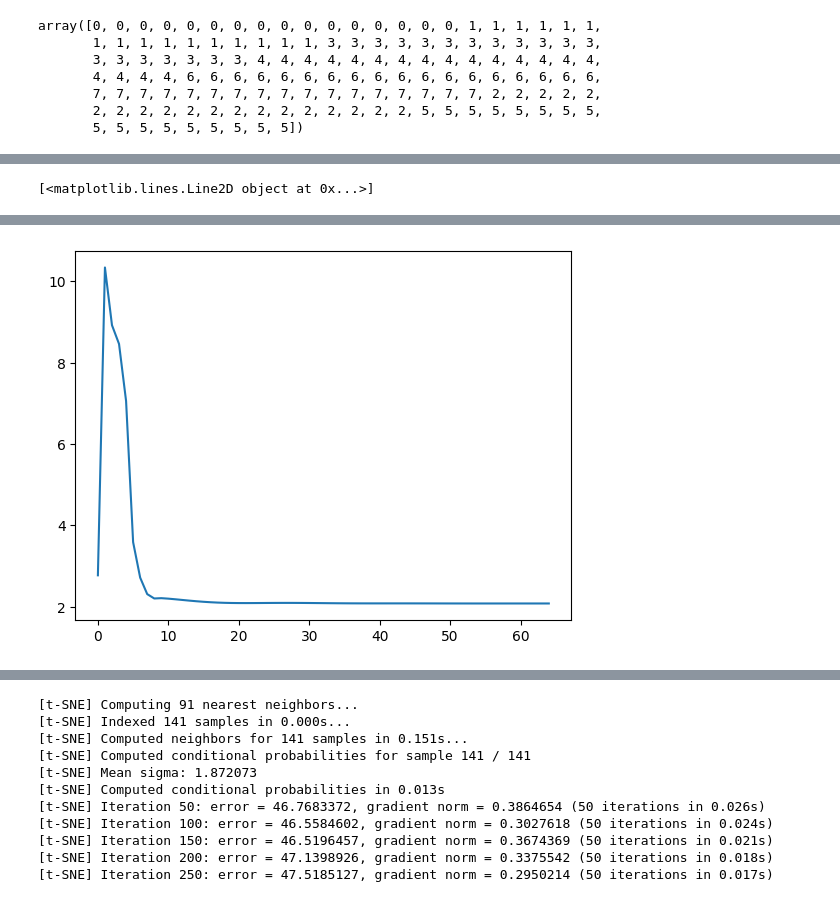
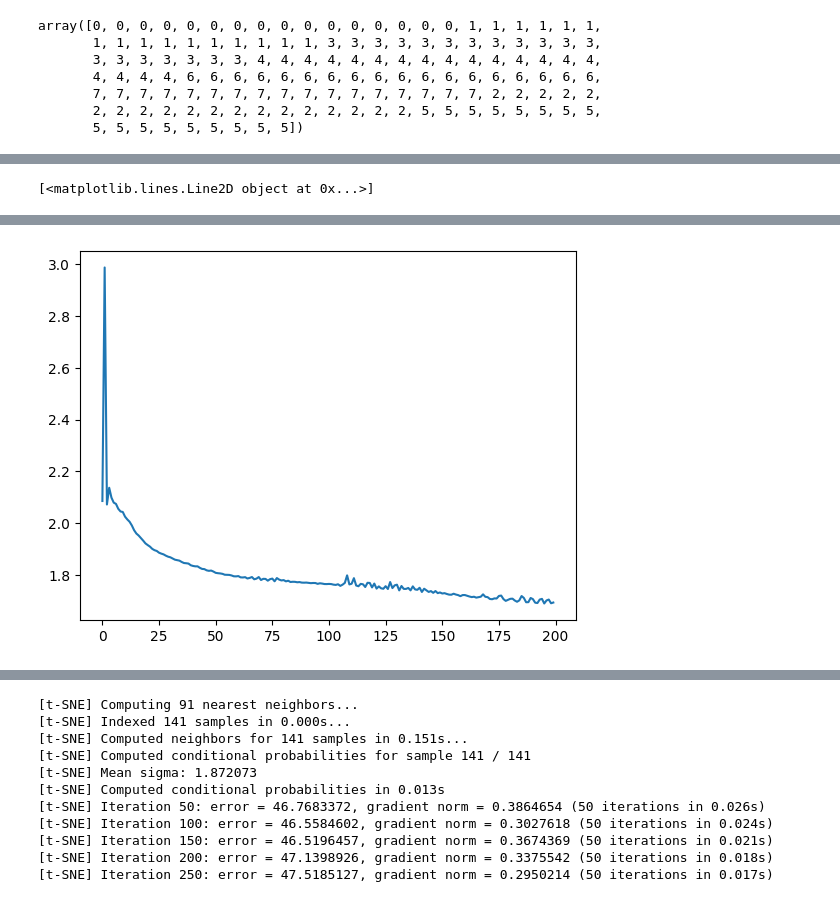
Before and after one commit to LoanBich/Vietnamese-Alphabet-Pronunciation, a Jupyter notebook: src/feature-tsne.ipynb, the cells around one changed output, grey strips where cells are left out. Cells and saved outputs as stored; diff of their text form; code cells hidden in the pictures.

```diff
--- a/src/feature-tsne.ipynb
+++ b/src/feature-tsne.ipynb
@@ -31,16 +32,3 @@ array([0, 0, 0, 0, 0, 0, 0, 0, 0, 0, 0, 0, 0, 0, 0, 0, 1, 1, 1, 1, 1, 1,
        7, 7, 7, 7, 7, 7, 7, 7, 7, 7, 7, 7, 7, 7, 7, 7, 7, 2, 2, 2, 2, 2,
        2, 2, 2, 2, 2, 2, 2, 2, 2, 2, 2, 2, 2, 2, 5, 5, 5, 5, 5, 5, 5, 5,
        5, 5, 5, 5, 5, 5, 5, 5, 5])
-# %%
-from sklearn.neural_network import MLPClassifier
-
-mlp = MLPClassifier(
-    hidden_layer_sizes=(40,),
-    alpha=1e-4,
-    solver="adam",
-    verbose=10,
-    random_state=1,
-    learning_rate_init=0.2,
-)
-
-mlp.fit(feature_vectors, labels)
@@ -66,0 +40,3 @@ MLPClassifier(hidden_layer_sizes=(40,), learning_rate_init=0.2, random_state=1,
+# %%
+model = fit_model(feature_vectors, labels)
+save_model(model)
@@ -67,10 +61,10 @@ MLPClassifier(hidden_layer_sizes=(40,), learning_rate_init=0.2, random_state=1,
 # %%
-plt.plot(mlp.loss_curve_)
+plt.plot(model.loss_curve_)
 # %% [output]
 [interactive output not drawn]
 [<matplotlib.lines.Line2D object at 0x...>]
 [interactive output not drawn]
-[figure, old version]
+[figure, new version]
 # %%
 idx = 10
 label = id2label(labels[idx])
```
Also changed, not shown: parts of 6 cells of this notebook, 6 other files.
